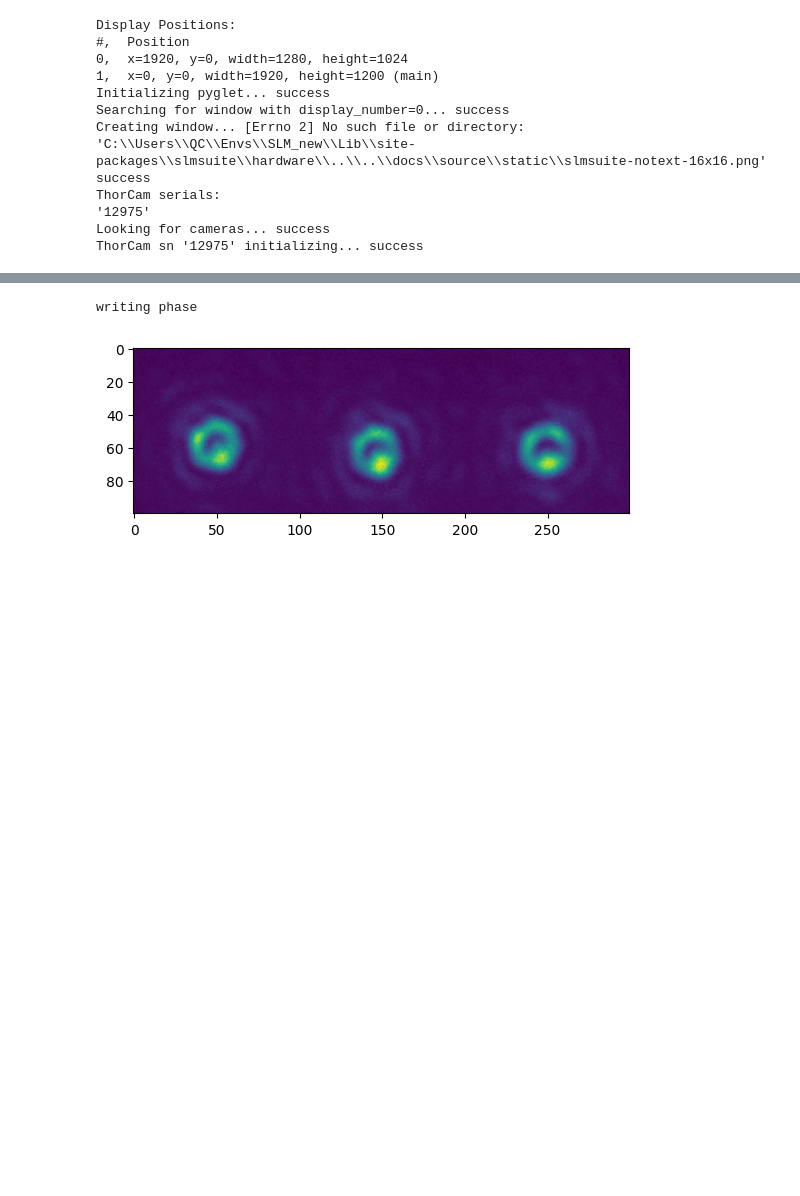
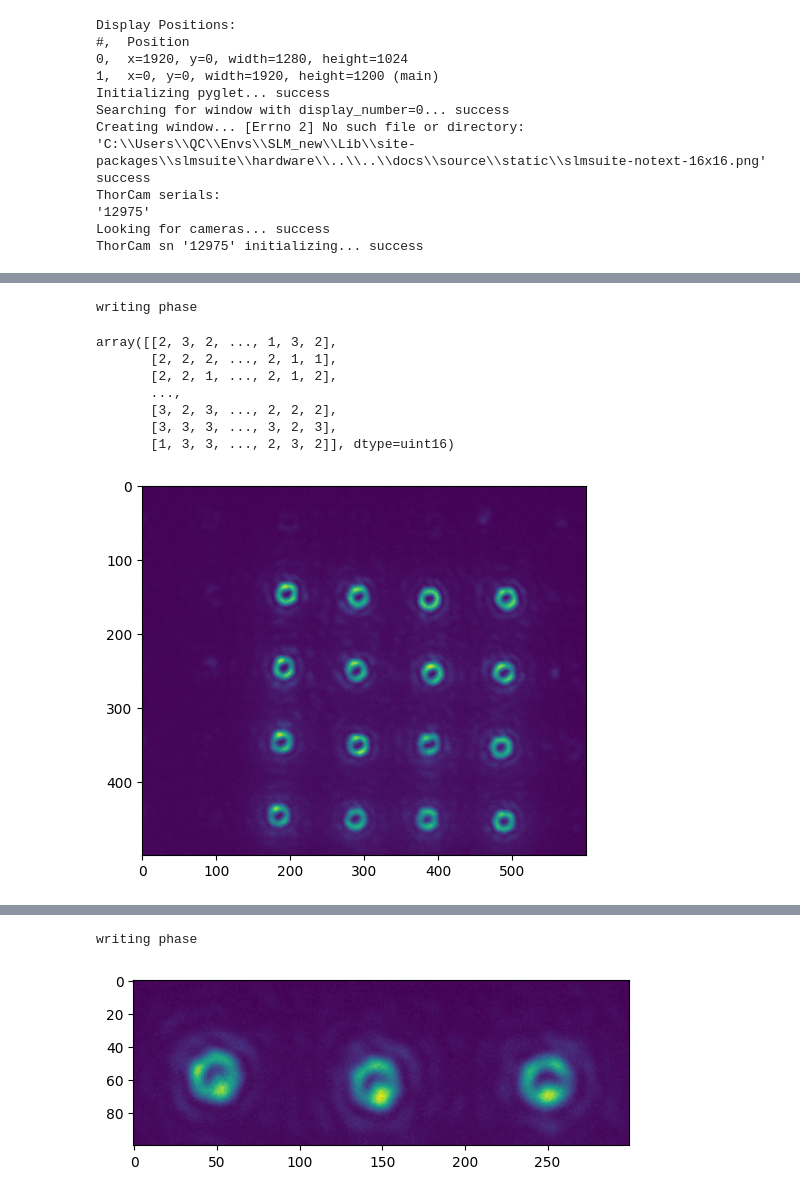
Before and after one commit to MattBae/Holography, a Jupyter notebook: notebooks/Scratchpad.ipynb, the cells around one changed output, grey strips where cells are left out. Cells and saved outputs as stored; diff of their text form; code cells hidden in the pictures; blank space fills up the shorter version.

```diff
--- a/notebooks/Scratchpad.ipynb
+++ b/notebooks/Scratchpad.ipynb
@@ -76,3 +100,15 @@ array([[4, 3, 4, ..., 2, 2, 3],
+# %%
+plot_cam(fs,phase = bottle_beam_phase(fs)+holo.phase,limits=(slice(0, 500), slice(800, 1400)))
+# %% [output]
+writing phase
+array([[2, 3, 2, ..., 1, 3, 2],
+       [2, 2, 2, ..., 2, 1, 1],
+       [2, 2, 1, ..., 2, 1, 2],
+       ...,
+       [3, 2, 3, ..., 2, 2, 2],
+       [3, 3, 3, ..., 3, 2, 3],
+       [1, 3, 3, ..., 2, 3, 2]], dtype=uint16)
+[figure, added]
 # %%
 plot_cam(fs,phase = bottle_beam_phase(fs)+holo.phase,limits=(slice(0, 500), slice(800, 1400)))
 # %% [output]
```
Also changed, not shown: parts of 34 cells of this notebook, 11 other files.
